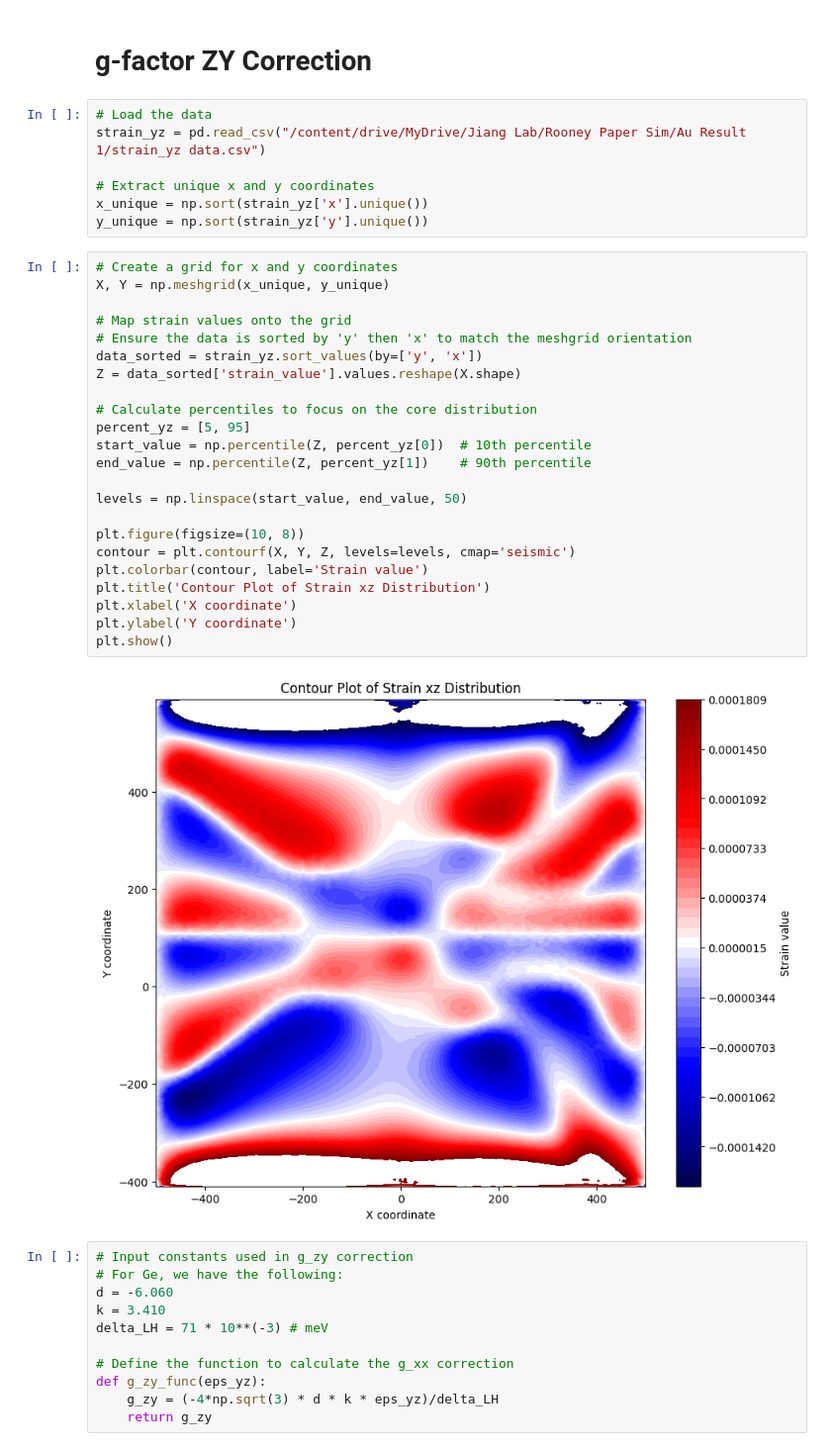
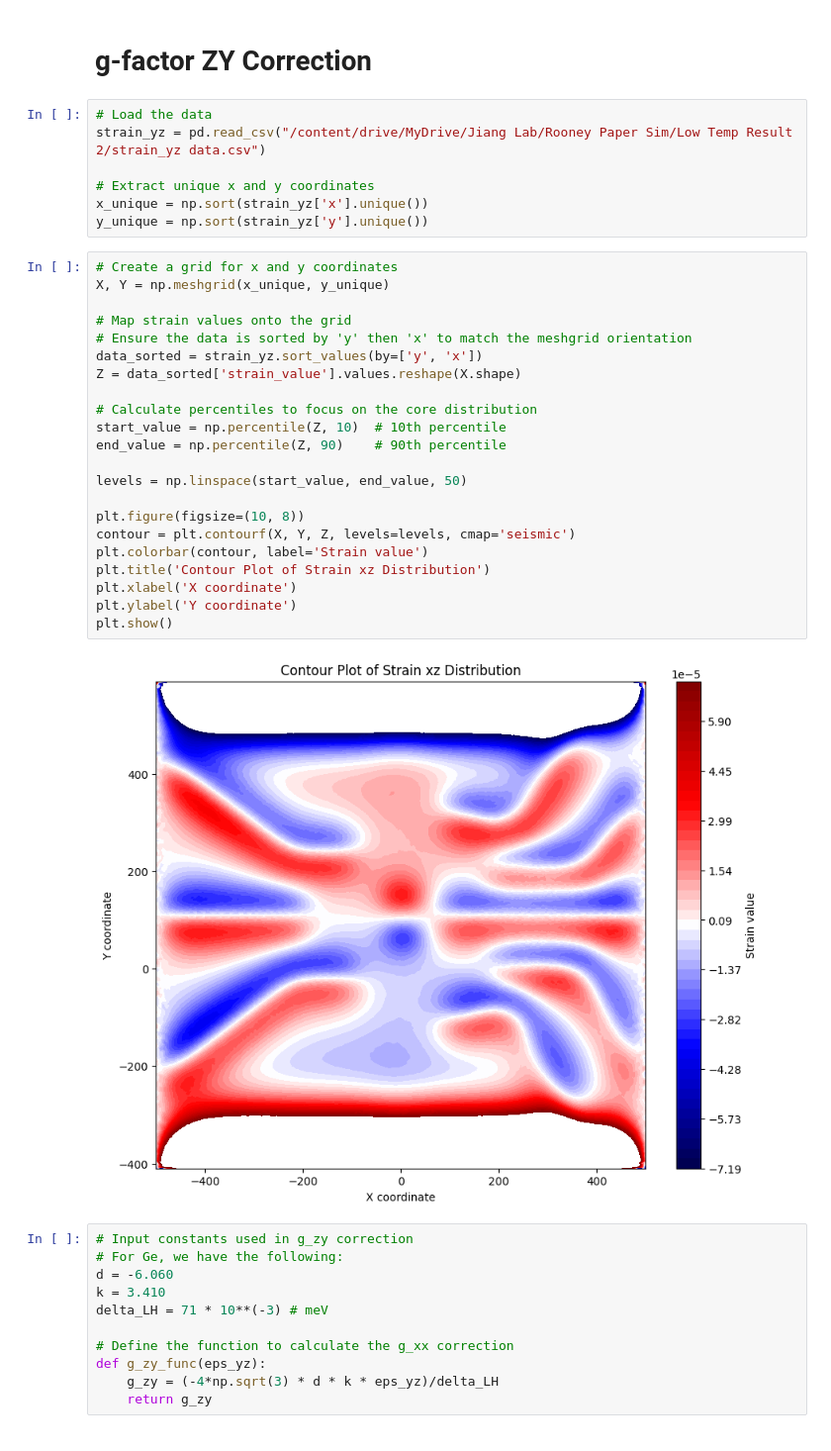
Before and after one commit to lucaniu2003/Quantum-Dot-g-Factor-Simulation-with-FEniCS, a Jupyter notebook: Data Analysis.ipynb, the cells around one changed output. Shown at 99% size. Saved outputs shown, nothing was run; the diff lists cells and outputs as text.

```diff
--- a/Data Analysis.ipynb
+++ b/Data Analysis.ipynb
@@ -175,7 +173,7 @@ plt.show()
 # g-factor ZY Correction
 # %%
 # Load the data
-strain_yz = pd.read_csv("/content/drive/MyDrive/Jiang Lab/Rooney Paper Sim/Au Result 1/strain_yz data.csv")
+strain_yz = pd.read_csv("/content/drive/MyDrive/Jiang Lab/Rooney Paper Sim/Low Temp Result 2/strain_yz data.csv")
 
 # Extract unique x and y coordinates
 x_unique = np.sort(strain_yz['x'].unique())
@@ -183,28 +181,27 @@ y_unique = np.sort(strain_yz['y'].unique())
 # %%
 # Create a grid for x and y coordinates
 X, Y = np.meshgrid(x_unique, y_unique)
 
 # Map strain values onto the grid
 # Ensure the data is sorted by 'y' then 'x' to match the meshgrid orientation
 data_sorted = strain_yz.sort_values(by=['y', 'x'])
 Z = data_sorted['strain_value'].values.reshape(X.shape)
 
 # Calculate percentiles to focus on the core distribution
-percent_yz = [5, 95]
-start_value = np.percentile(Z, percent_yz[0])  # 10th percentile
-end_value = np.percentile(Z, percent_yz[1])    # 90th percentile
+start_value = np.percentile(Z, 10)  # 10th percentile
+end_value = np.percentile(Z, 90)    # 90th percentile
 
 levels = np.linspace(start_value, end_value, 50)
 
 plt.figure(figsize=(10, 8))
 contour = plt.contourf(X, Y, Z, levels=levels, cmap='seismic')
 plt.colorbar(contour, label='Strain value')
 plt.title('Contour Plot of Strain xz Distribution')
 plt.xlabel('X coordinate')
 plt.ylabel('Y coordinate')
 plt.show()
 # %% [output]
-[figure, old version]
+[figure, new version]
 # %%
 # Input constants used in g_zy correction
 # For Ge, we have the following:
```
Also changed, not shown: parts of 14 cells of this notebook, 4 other files.
